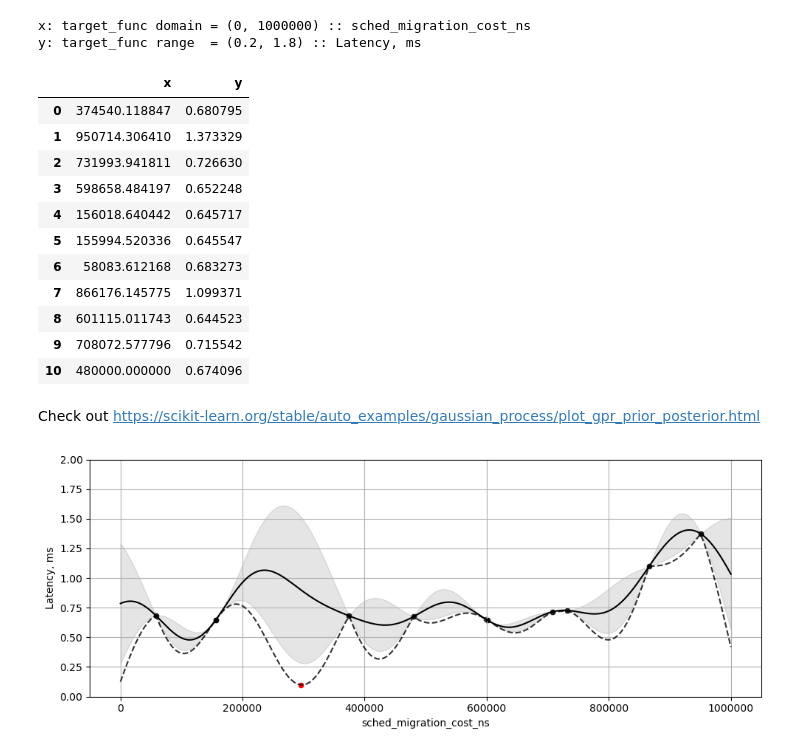
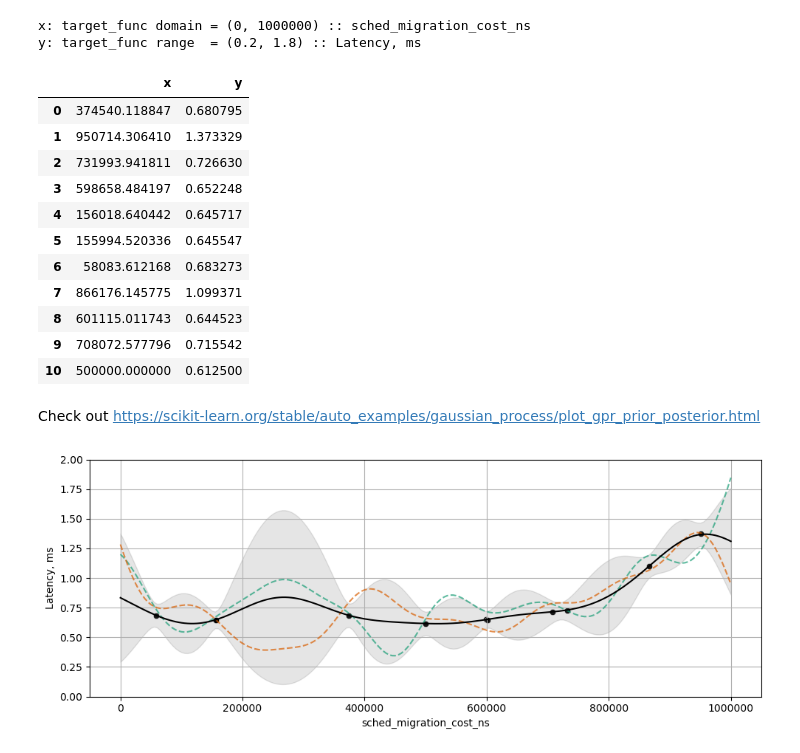
Before and after one commit to motus/sqlite-autotuning, a Jupyter notebook: sigmod2025_tutorial/sigmod2025_tutorial_02_bo.ipynb, the cells around one changed output. Cells and saved outputs as stored; diff of their text form; code cells hidden in the pictures.

Commit message:
model uncertainty with UCB

```diff
--- a/sigmod2025_tutorial/sigmod2025_tutorial_02_bo.ipynb
+++ b/sigmod2025_tutorial/sigmod2025_tutorial_02_bo.ipynb
@@ -21,7 +21,7 @@ NUM_SAMPLES = 10
 np.random.seed(42)
 # %%
 # df = pandas.DataFrame({"x": [], "y": []})
-df = pandas.DataFrame({"x": np.random.uniform(0, 1000000, NUM_SAMPLES).tolist() + [480000]})
+df = pandas.DataFrame({"x": np.random.uniform(0, 1000000, NUM_SAMPLES).tolist() + [500000]})
 df["y"] = df.x.apply(target_func)
 df
 # %% [output]
@@ -36,16 +36,16 @@ df
 | 7 | 866176.145775 | 1.099371 |
 | 8 | 601115.011743 | 0.644523 |
 | 9 | 708072.577796 | 0.715542 |
-| 10 | 480000.000000 | 0.674096 |
+| 10 | 500000.000000 | 0.612500 |
 # %%
-num_prior_samples = 1
+num_prior_samples = 20
 prior_x = np.linspace(-200000, 1200000, num_prior_samples).reshape(-1, 1)
 prior_y = np.ones(num_prior_samples) * 2.47
 prior_alpha = np.ones(num_prior_samples) * 4.0
 
 x = np.concatenate([prior_x, df.x.to_numpy().reshape(-1, 1)])
 y = np.concatenate([prior_y, df.y.to_numpy()])
-alpha = np.concatenate([prior_alpha, np.zeros(len(df.y))])
+alpha = np.concatenate([prior_alpha, np.ones(len(df.y)) * 0.01])
 
 # x = prior_x
 # y = prior_y
@@ -67,7 +67,7 @@ colors_dark2 = [
     "#666666",
 ]
 
-num_sample_funcs = 0
+num_sample_funcs = 2
 # %%
 plt.rcParams["figure.figsize"] = (10, 4)
 
@@ -81,16 +81,16 @@ y = gp.sample_y(x, n_samples=num_sample_funcs, random_state=41)
 y_mean, y_std = gp.predict(x, return_std=True)
 
 for i in range(num_sample_funcs):
-    sns.lineplot(x=x[:,0], y=y[:,i], color=colors_dark2[i % len(colors_dark2)], alpha=0.5, linestyle='--')
+    sns.lineplot(x=x[:,0], y=y[:,i], color=colors_dark2[i % len(colors_dark2)], alpha=0.7, linestyle='--')
 
 sns.lineplot(x=x[:,0], y=y_mean, color="black")
 # sns.scatterplot(x=[x[y_mean.argmin(),0]], y=[y_mean.min()], marker='o', color="red", alpha=1)
 
 plt.fill_between(x[:,0], y_mean - y_std, y_mean + y_std, alpha=0.1, color="black")
 
-kappa = 1.3
-sns.lineplot(x=x[:,0], y=y_mean - y_std * kappa, color="black", alpha=0.8, linestyle='--')
-sns.scatterplot(x=[x[(y_mean - y_std * kappa).argmin(),0]], y=[(y_mean - y_std * kappa).min()], marker='o', color="red", alpha=1)
+# kappa = 1.3
+# sns.lineplot(x=x[:,0], y=y_mean - y_std * kappa, color="black", alpha=0.8, linestyle='--')
+# sns.scatterplot(x=[x[(y_mean - y_std * kappa).argmin(),0]], y=[(y_mean - y_std * kappa).min()], marker='o', color="red", alpha=1)
 
 plt.xlim(-50000, 1050000)
 plt.ylim(0, 2)
@@ -99,33 +99,33 @@ plt.ticklabel_format(axis="both", style="plain")
 
 plt.xlabel(TUNABLE_PARAM_NAME)
 plt.ylabel(METRIC_NAME)
 
 # plt.title("Optimizing Redis performance")
 plt.grid()
 plt.tight_layout()
 
 # plt.savefig("img/sigmod2025_tutorial_02_bo_01_start.png", transparent=False, dpi=300)
 # plt.savefig("img/sigmod2025_tutorial_02_bo_02_func.png", transparent=False, dpi=300)
 # plt.savefig("img/sigmod2025_tutorial_02_bo_03_default_trial.png", transparent=False, dpi=300)
 # plt.savefig("img/sigmod2025_tutorial_02_bo_04_update_trial_1.png", transparent=False, dpi=300)
 # plt.savefig("img/sigmod2025_tutorial_02_bo_05_trial_1_func.png", transparent=False, dpi=300)
 # plt.savefig("img/sigmod2025_tutorial_02_bo_06_trial_3.png", transparent=False, dpi=300)
 # plt.savefig("img/sigmod2025_tutorial_02_bo_07_trial_3_func.png", transparent=False, dpi=300)
 # plt.savefig("img/sigmod2025_tutorial_02_bo_08_trial_11.png", transparent=False, dpi=300)
 # plt.savefig("img/sigmod2025_tutorial_02_bo_09_trial_11_func.png", transparent=False, dpi=300)
 
 # plt.savefig("img/sigmod2025_tutorial_03_ucb_01_start.png", transparent=False, dpi=300)
 # plt.savefig("img/sigmod2025_tutorial_03_ucb_02_exploit.png", transparent=False, dpi=300)
 # plt.savefig("img/sigmod2025_tutorial_03_ucb_03_explore.png", transparent=False, dpi=300)
 # plt.savefig("img/sigmod2025_tutorial_03_ucb_04_kappa1.png", transparent=False, dpi=300)
-plt.savefig("img/sigmod2025_tutorial_03_ucb_05_kappa2.png", transparent=False, dpi=300)
+# plt.savefig("img/sigmod2025_tutorial_03_ucb_05_kappa2.png", transparent=False, dpi=300)
 
-# plt.savefig("img/sigmod2025_tutorial_03_ucb_06_uncertain.png", transparent=False, dpi=300)
+plt.savefig("img/sigmod2025_tutorial_03_ucb_06_uncertain.png", transparent=False, dpi=300)
 
 # ax.axis("off")
 # plt.savefig("img/sigmod2025_tutorial_00_bo_00_sausage.png", transparent=True, dpi=300)
 
 plt.show()
 # display(y_mean)
 # %% [output]
-[figure, old version]
+[figure, new version]
```
